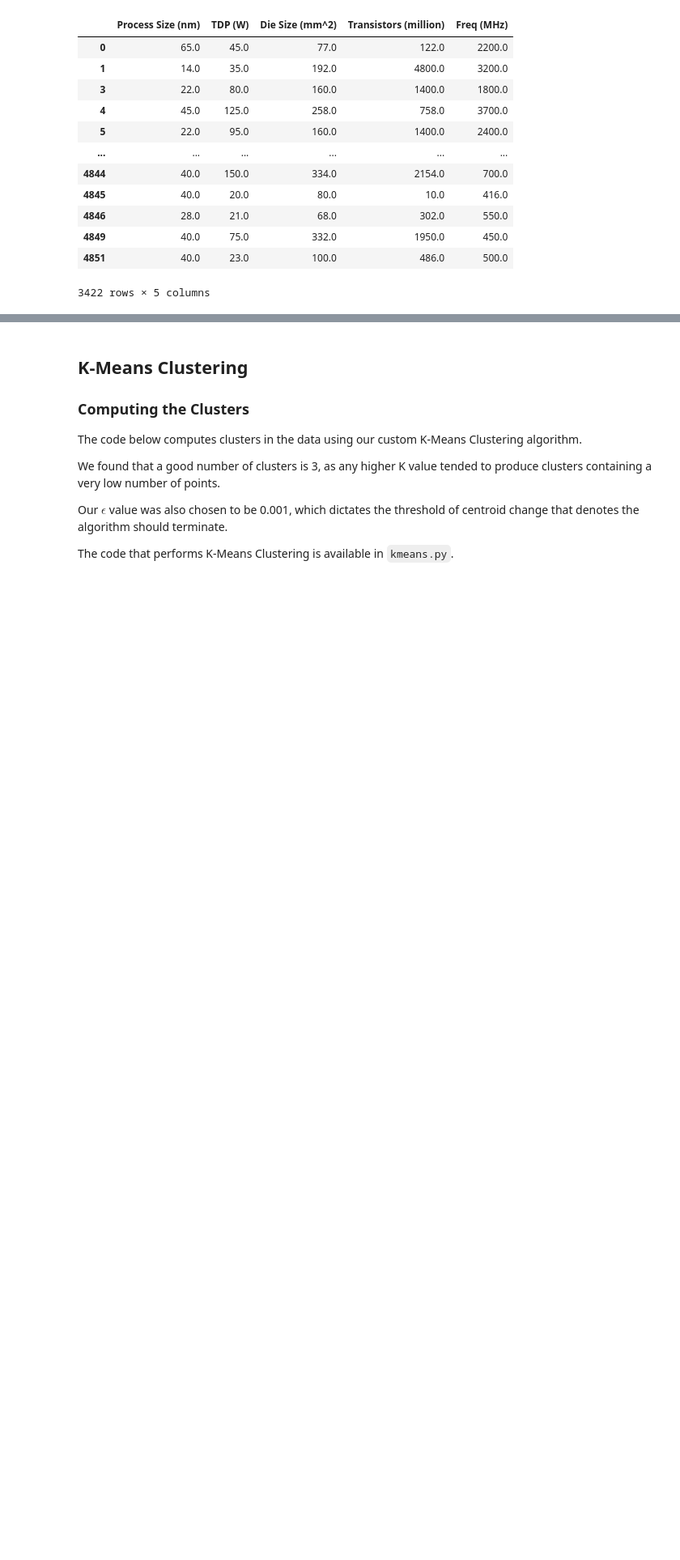
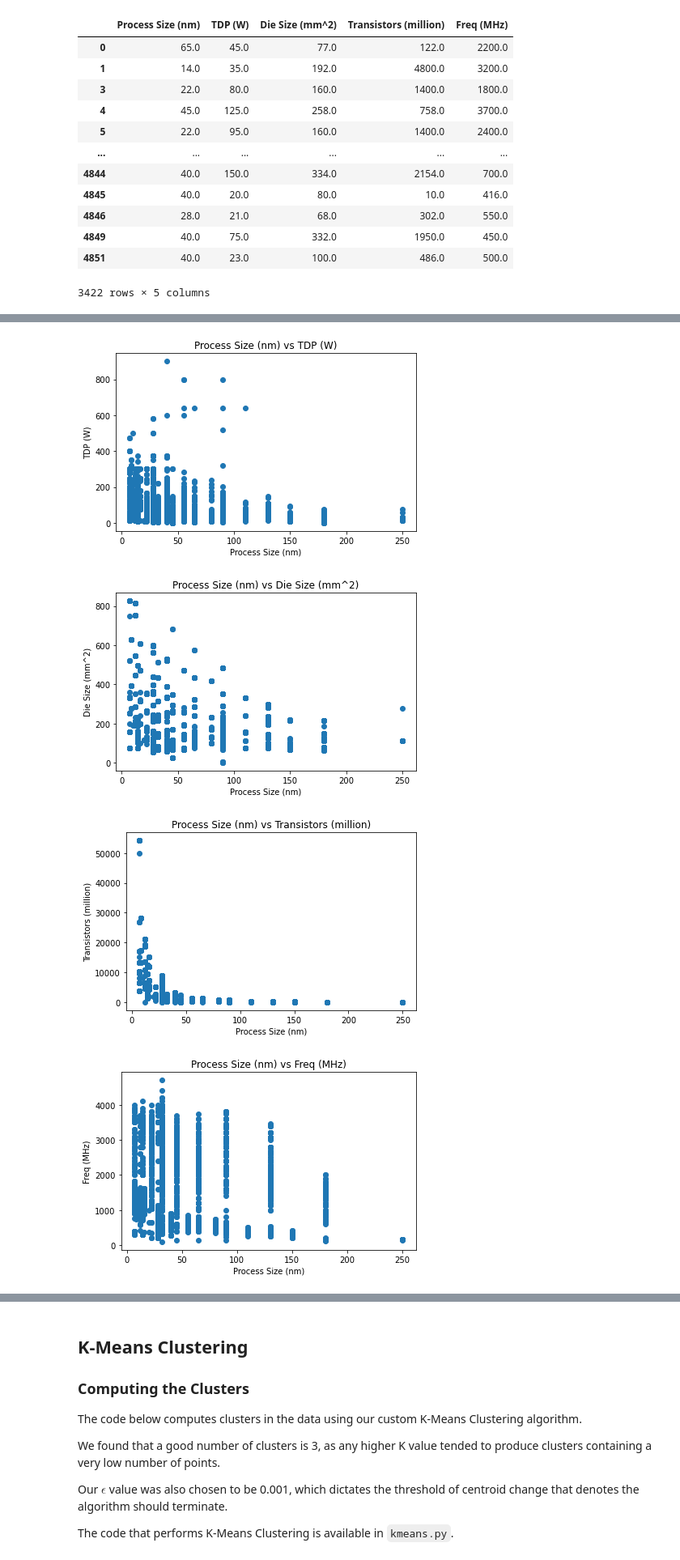
Before and after one commit to CodeAX2/csci-550-project1, a Jupyter notebook: Project1.ipynb, the cells around one changed output, grey strips where cells are left out. Shown at 81% size. Saved outputs shown, nothing was run; the diff lists cells and outputs as text; code cells hidden in the pictures; blank space fills up the shorter version.

```diff
--- a/Project1.ipynb
+++ b/Project1.ipynb
@@ -37,0 +76,19 @@ display(df)
+# %%
+np_df = df.to_numpy()
+titles = df.columns
+for i in range(np.shape(np_df)[1]):
+    for j in range(np.shape(np_df)[1]):
+        if i != j and not i>j:
+            Title = titles[i]+" vs "+titles[j]
+            plt.figure()
+            plt.scatter(np_df[:,i],np_df[:,j])
+            plt.title(Title);plt.xlabel(titles[i]);plt.ylabel(titles[j])
+            plt.tight_layout()
+            plt.show()
+            plt.close()
+#np_df[:,0]
+# %% [output]
+[figure, added]
+[figure, added]
+[figure, added]
+[figure, added]
```
Also changed, not shown: parts of 19 cells of this notebook.
